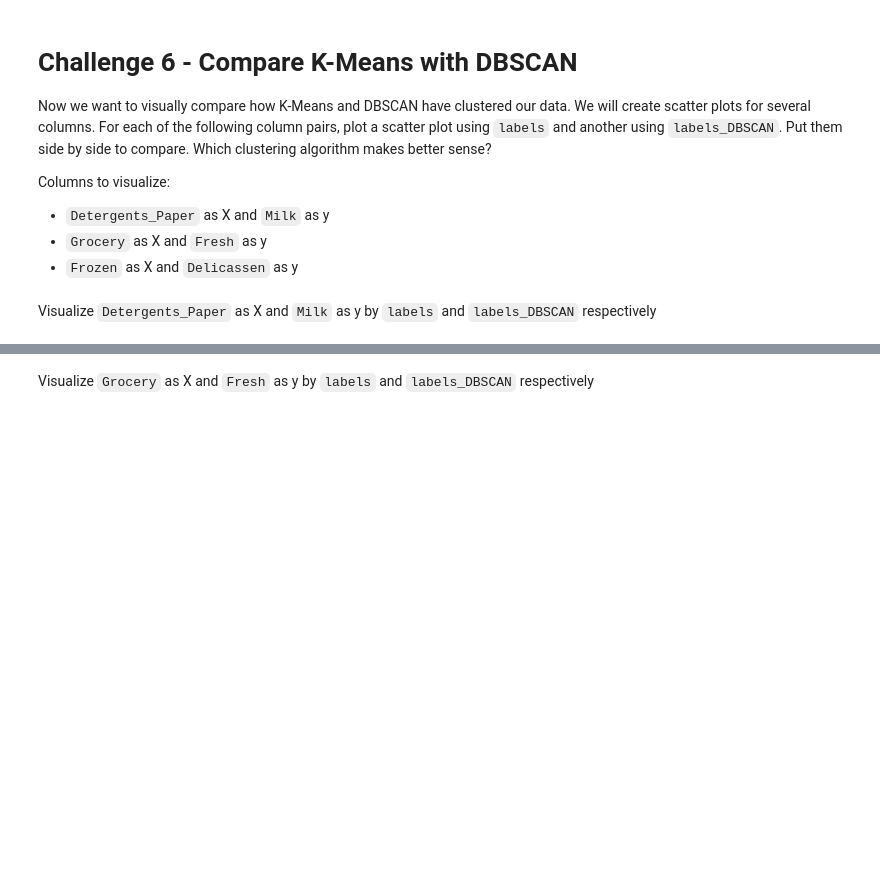
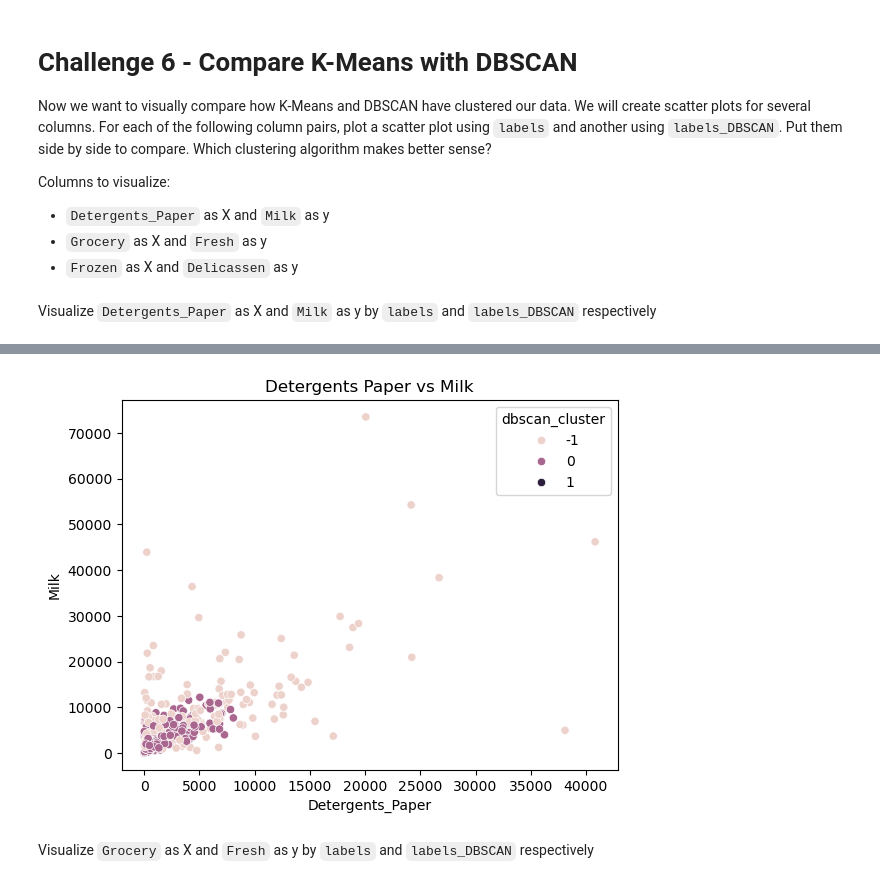
Before and after one commit to vitorferraz19/lab-unsupervised-learning-en, a Jupyter notebook: your-code/main.ipynb, the cells around one changed output, grey strips where cells are left out. Cells and saved outputs as stored; diff of their text form; code cells hidden in the pictures; blank space fills up the shorter version.

```diff
--- a/your-code/main.ipynb
+++ b/your-code/main.ipynb
@@ -385,2 +508,6 @@ def plot(x,y,hue):
+# %%
+plot(df["Detergents_Paper"], df["Milk"], df["dbscan_cluster"], "Detergents Paper vs Milk")
+# %% [output]
+[figure, added]
 # %% [markdown]
 Visualize `Grocery` as X and `Fresh` as y by `labels` and `labels_DBSCAN` respectively
```
Also changed, not shown: parts of 35 cells of this notebook.
